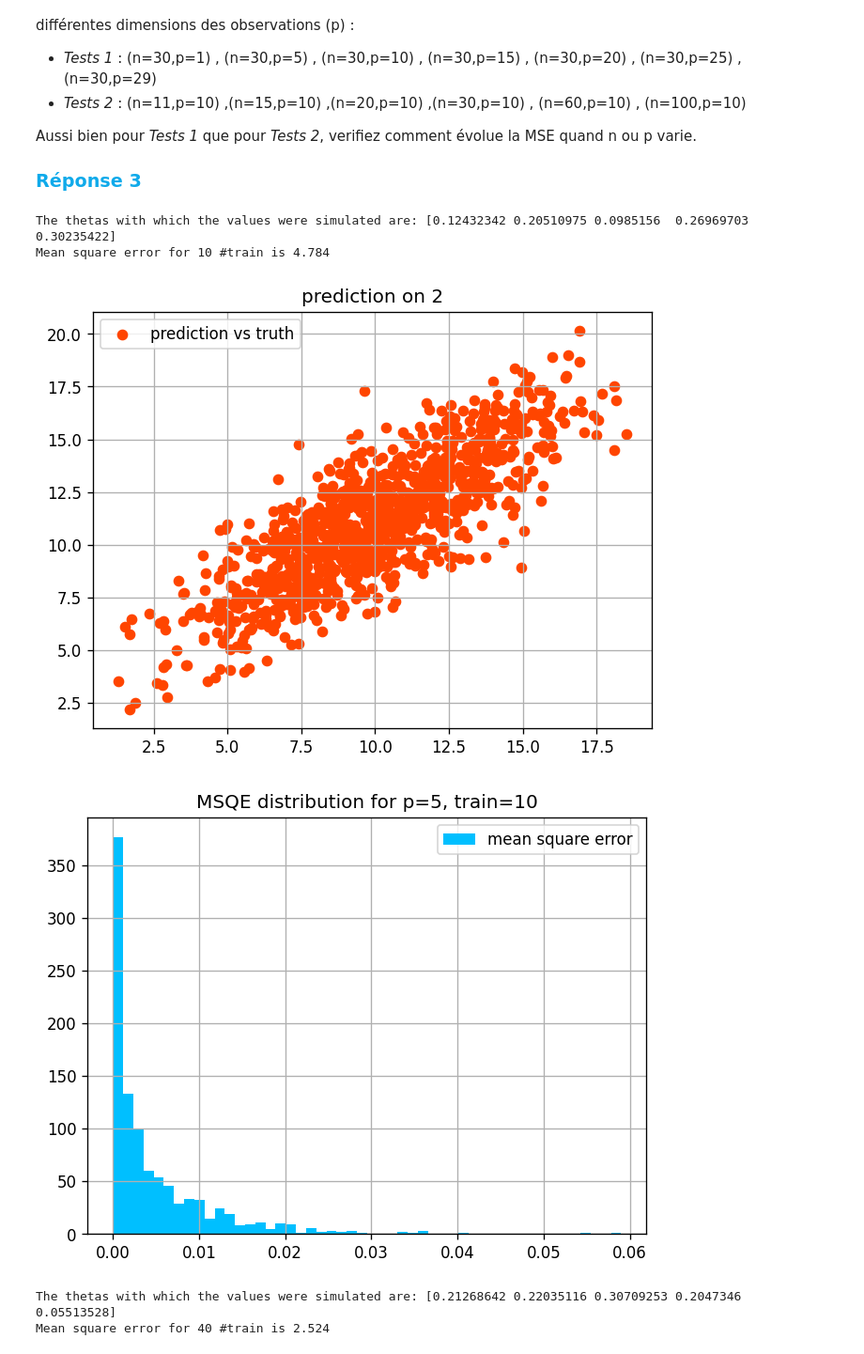
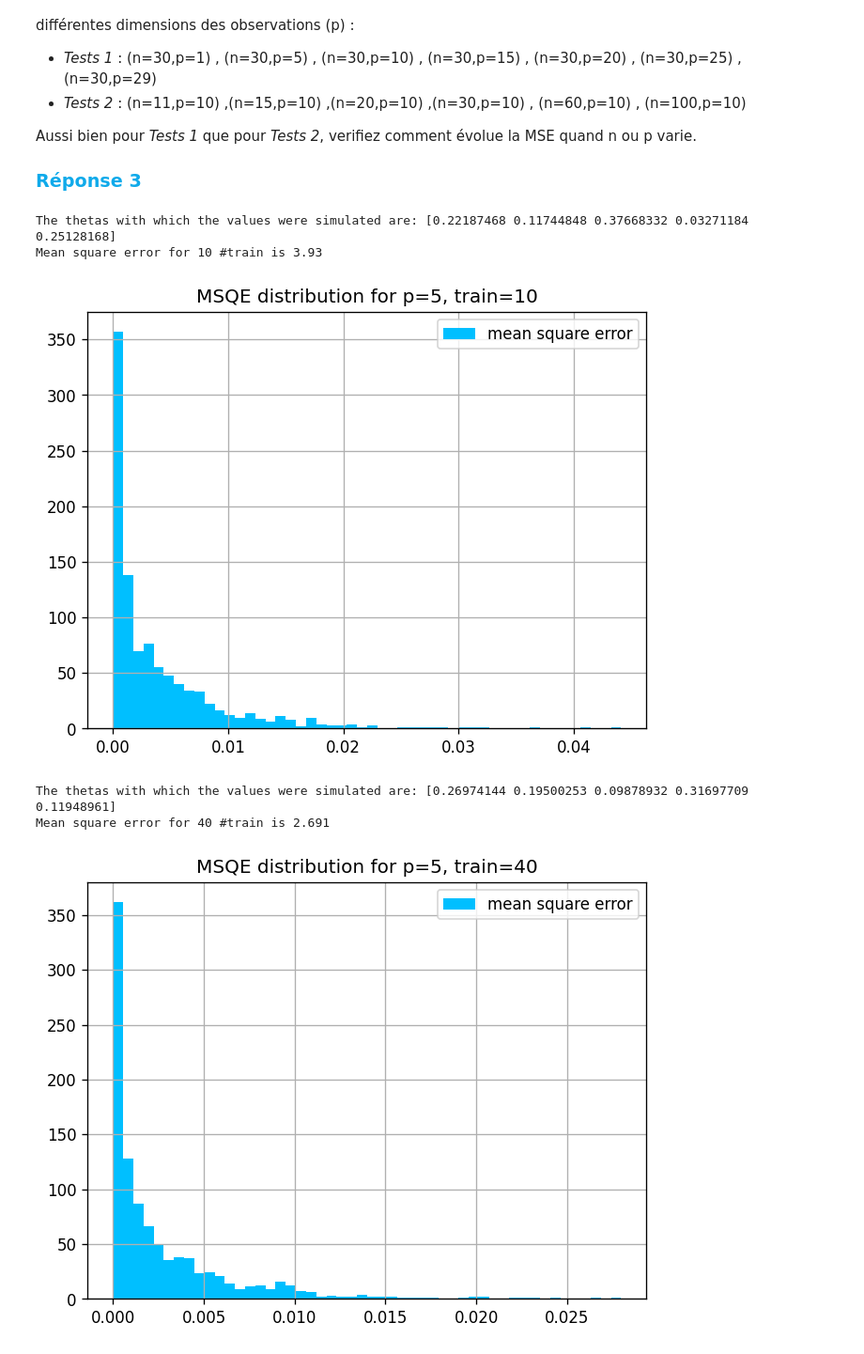
Before and after one commit to nnniels/SDD-stat-ml, a Jupyter notebook: TPs/Exo6_RegressionMultiple.ipynb, the cells around one changed output. Shown at 94% size. Cells and saved outputs as stored; diff of their text form; code cells hidden in the pictures.

```diff
--- a/TPs/Exo6_RegressionMultiple.ipynb
+++ b/TPs/Exo6_RegressionMultiple.ipynb
@@ -165,42 +161,43 @@ def testeur(n_train, n_test, p):
     [X_l, y_l, X_t, y_t, RefTheta] = SimulateObservations2(n_train, n_test, p)
 
     # linear regression and prediction
     lr = LinearRegression()
     lr.fit(X_l, y_l)
     y_t_hat = lr.predict(X_t)
 
     # error
     msqr = s2(y_t, y_t_hat)
     print(f"Mean square error for {n_train} #train is {round(msqr, 3)}")
 
-    plt.figure(dpi=120)
-    plt.scatter(y_t, y_t_hat, color="orangered", label="prediction vs truth")
-    plt.legend()
-    plt.grid()
-    plt.title(f'prediction on {var}')
-    plt.show()
+    if False :
+        plt.figure(dpi=120)
+        plt.scatter(y_t, y_t_hat, color="orangered", label="prediction vs truth")
+        plt.legend()
+        plt.grid()
+        plt.title(f'prediction on {var}')
+        plt.show()
     return y_t, y_t_hat
 
 def erreur(y_t, y_t_hat, n_train, n_test, p):
     err2 = (y_t - y_t_hat)**2 / (len(y_t)-1)
     plt.figure(dpi=120)
     plt.hist(err2, bins=50, color="deepskyblue", label=f"mean square error")
     plt.legend()
     plt.grid()
     plt.title(f'MSQE distribution for p={p}, train={n_train}')
     plt.show()
 
 P = [5, 10, 20, 25, 29]
 N = [10, 40, 100, 200]
 
 for p in P :
     for n in N :
         yt, y_hat = testeur(n, n_test, p)
         erreur(yt, y_hat, n, n_test, p)
 # %% [output]
-The thetas with which the values were simulated are: [0.12432342 0.20510975 0.0985156  0.26969703 0.30235422]
-Mean square error for 10 #train is 4.784
+The thetas with which the values were simulated are: [0.22187468 0.11744848 0.37668332 0.03271184 0.25128168]
+Mean square error for 10 #train is 3.93
-[figure, old version]
+[figure, new version]
+The thetas with which the values were simulated are: [0.26974144 0.19500253 0.09878932 0.31697709 0.11948961]
+Mean square error for 40 #train is 2.691
-[figure, old version]
+[figure, new version]
-The thetas with which the values were simulated are: [0.21268642 0.22035116 0.30709253 0.2047346  0.05513528]
-Mean square error for 40 #train is 2.524
```
Also changed, not shown: parts of 3 cells of this notebook, 1 other file.
